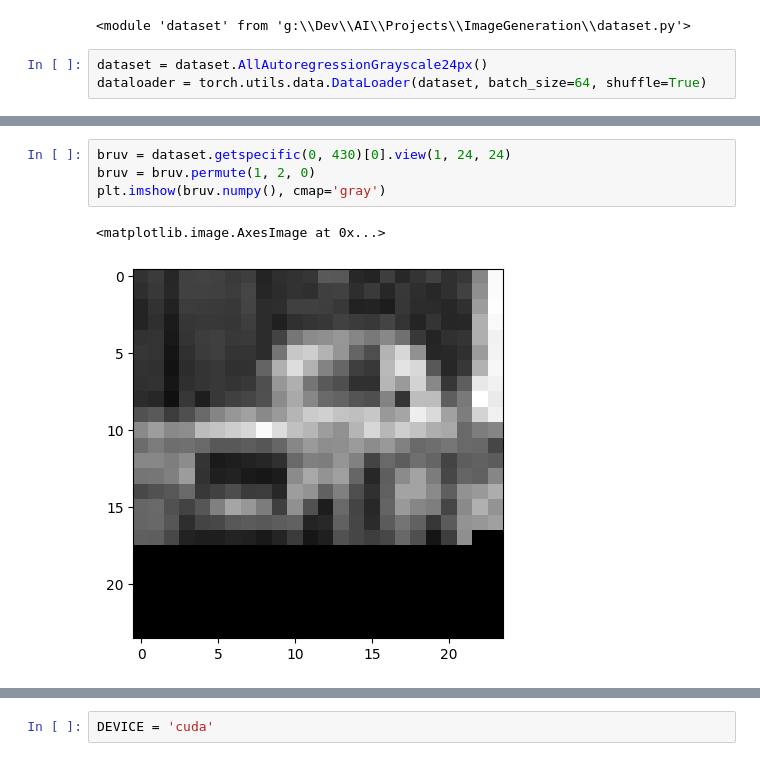
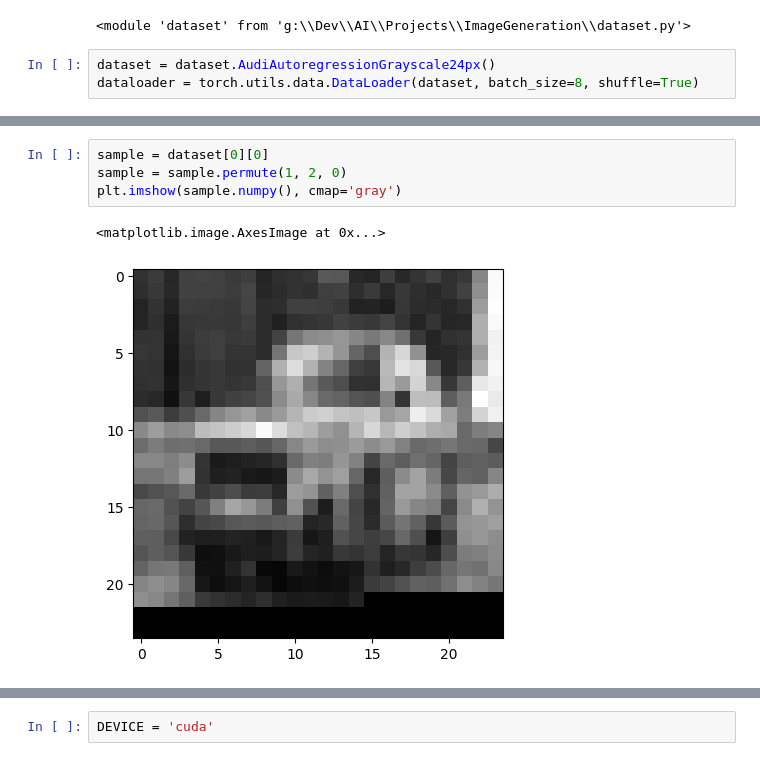
Before and after one commit to bredisrising/ImageGenerators, a Jupyter notebook: autoregressor.ipynb, the cells around one changed output, grey strips where cells are left out. Drawn from its saved outputs; the diff is of its cells as text.

```diff
--- a/autoregressor.ipynb
+++ b/autoregressor.ipynb
@@ -17,5 +17,5 @@ importlib.reload(dataset)
 # %% [output]
 <module 'dataset' from 'g:\\Dev\\AI\\Projects\\ImageGeneration\\dataset.py'>
 # %%
-dataset = dataset.AllAutoregressionGrayscale24px()
-dataloader = torch.utils.data.DataLoader(dataset, batch_size=64, shuffle=True)
+dataset = dataset.AudiAutoregressionGrayscale24px()
+dataloader = torch.utils.data.DataLoader(dataset, batch_size=8, shuffle=True)
@@ -22,7 +33,7 @@ dataloader = torch.utils.data.DataLoader(dataset, batch_size=64, shuffle=True)
 # %%
-bruv = dataset.getspecific(0, 430)[0].view(1, 24, 24)
-bruv = bruv.permute(1, 2, 0)
-plt.imshow(bruv.numpy(), cmap='gray')
+sample = dataset[0][0]
+sample = sample.permute(1, 2, 0)
+plt.imshow(sample.numpy(), cmap='gray')
 # %% [output]
 <matplotlib.image.AxesImage at 0x...>
-[figure, old version]
+[figure, new version]
```
Also changed, not shown: parts of 21 cells of this notebook, 16 other files.
